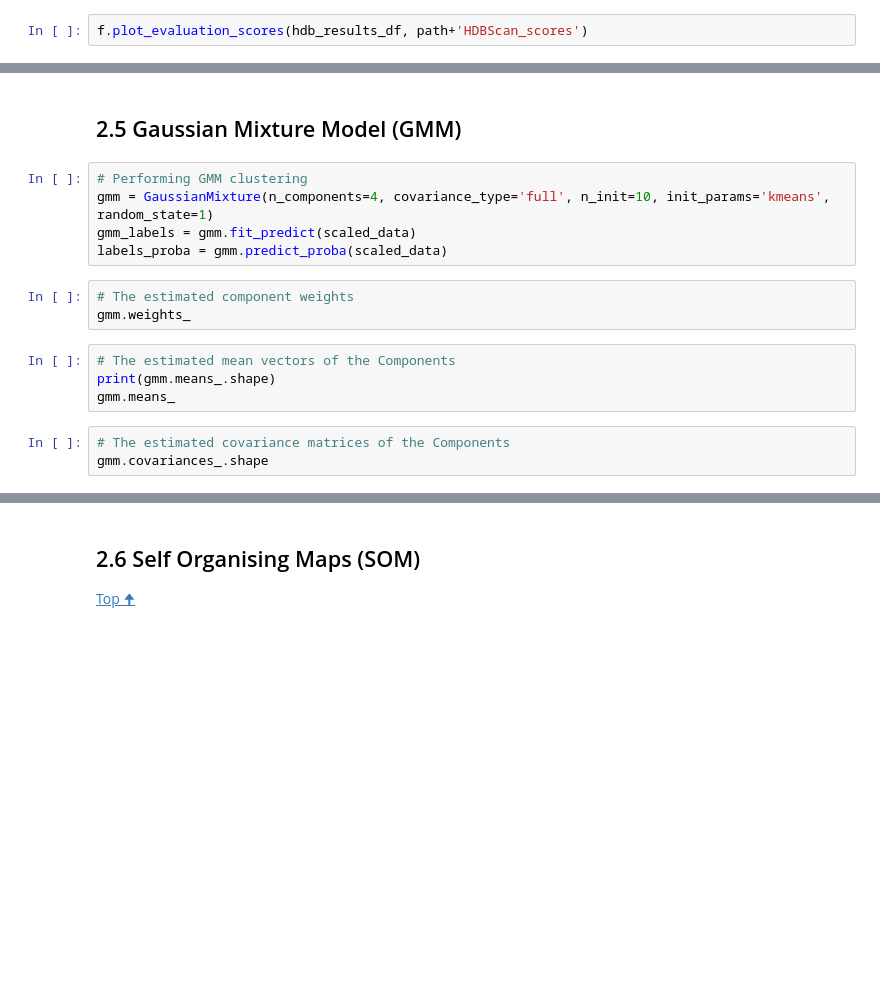
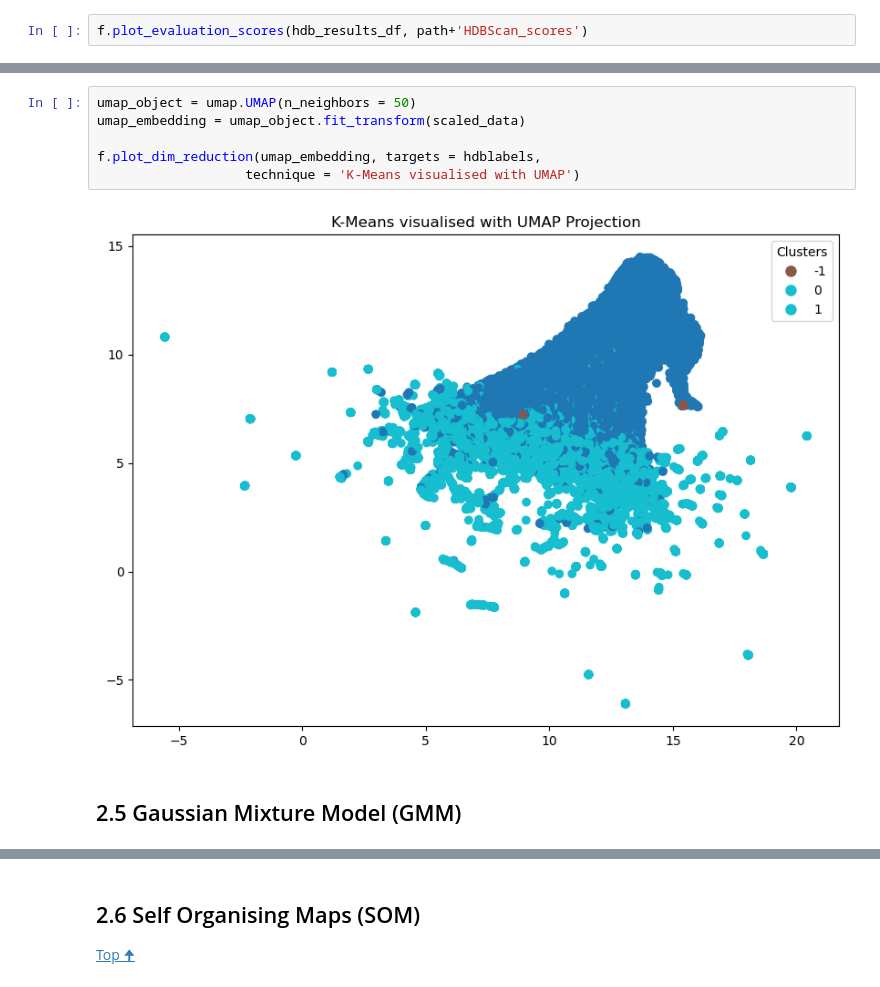
Before and after one commit to antoniooliveira03/data_mining, a Jupyter notebook: spending_data segmentation.ipynb, the cells around one changed output, grey strips where cells are left out. Drawn from its saved outputs; the diff is of its cells as text; blank space fills up the shorter version.

```diff
--- a/spending_data segmentation.ipynb
+++ b/spending_data segmentation.ipynb
@@ -577,17 +493,10 @@ f.plot_evaluation_scores(hdb_results_df, path+'HDBScan_scores')
+# %%
+umap_object = umap.UMAP(n_neighbors = 50)
+umap_embedding = umap_object.fit_transform(scaled_data)
+
+f.plot_dim_reduction(umap_embedding, targets = hdblabels,
+                   technique = 'K-Means visualised with UMAP')
+# %% [output]
+[figure, added]
 # %% [markdown]
 ## 2.5 Gaussian Mixture Model (GMM)
-# %%
-# Performing GMM clustering
-gmm = GaussianMixture(n_components=4, covariance_type='full', n_init=10, init_params='kmeans', random_state=1)
-gmm_labels = gmm.fit_predict(scaled_data)
-labels_proba = gmm.predict_proba(scaled_data)
-# %%
-# The estimated component weights
-gmm.weights_
-# %%
-# The estimated mean vectors of the Components
-print(gmm.means_.shape)
-gmm.means_
-# %%
-# The estimated covariance matrices of the Components
-gmm.covariances_.shape
```
Also changed, not shown: parts of 54 cells of this notebook.
